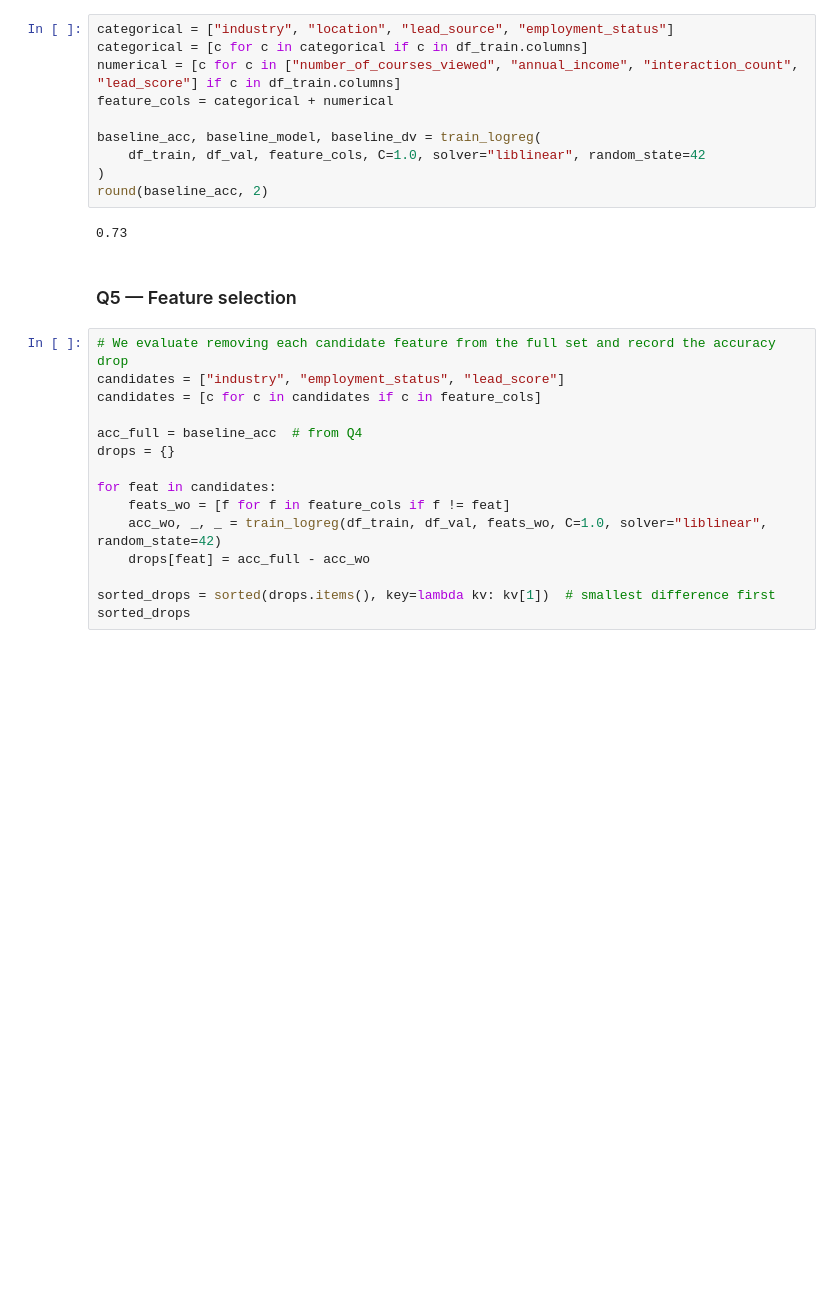
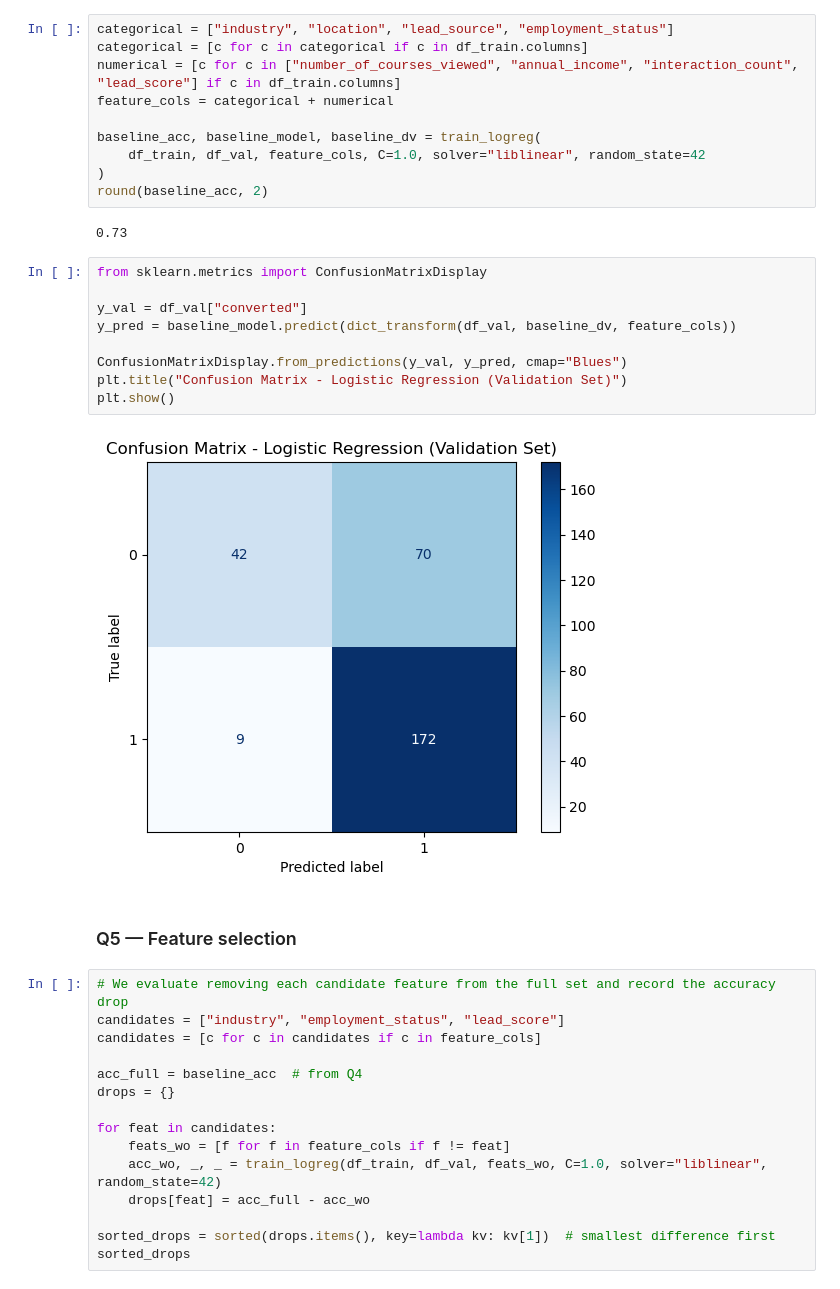
Before and after one commit to CGDDAI/machine-learning-zoomcamp-homework, a Jupyter notebook: hw03-classification-lead-scoring.ipynb, the cells around one changed output. Cells and saved outputs as stored; diff of their text form; blank space fills up the shorter version.

```diff
--- a/hw03-classification-lead-scoring.ipynb
+++ b/hw03-classification-lead-scoring.ipynb
@@ -253,6 +284,17 @@ baseline_acc, baseline_model, baseline_dv = train_logreg(
 round(baseline_acc, 2)
 # %% [output]
 0.73
+# %%
+from sklearn.metrics import ConfusionMatrixDisplay
+
+y_val = df_val["converted"]
+y_pred = baseline_model.predict(dict_transform(df_val, baseline_dv, feature_cols))
+
+ConfusionMatrixDisplay.from_predictions(y_val, y_pred, cmap="Blues")
+plt.title("Confusion Matrix - Logistic Regression (Validation Set)")
+plt.show()
+# %% [output]
+[figure, added]
 # %% [markdown]
 ### Q5 — Feature selection
 # %%
```
Also changed, not shown: parts of 4 cells of this notebook.
